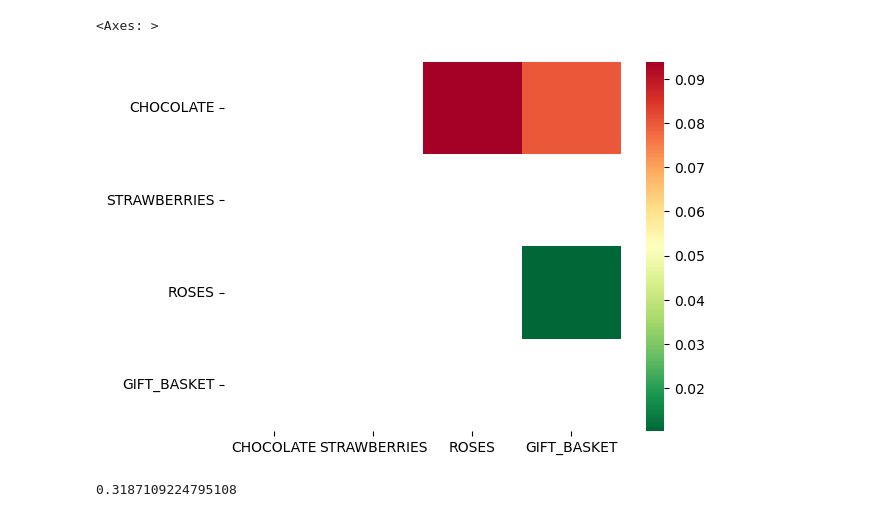
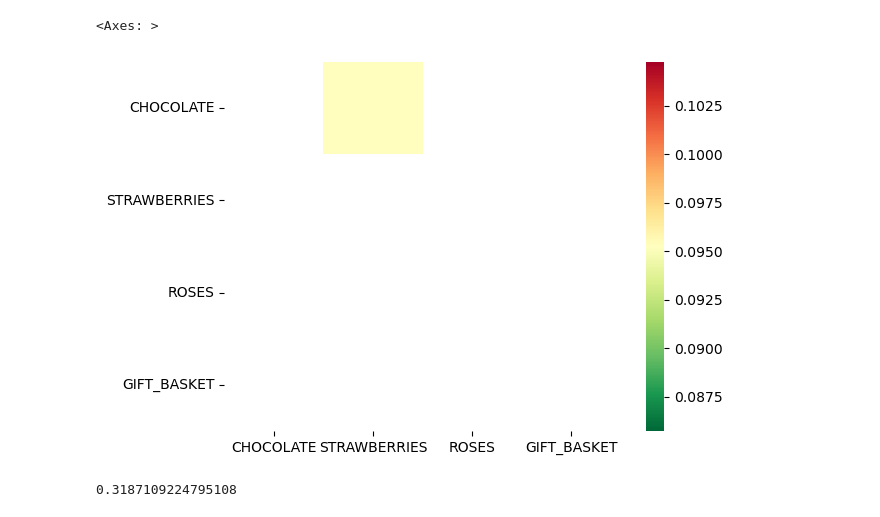
Before and after one commit to masatemma/IMC-Prosperity-MyIsland, a Jupyter notebook: round3/analysis/pair_trading.ipynb, the cells around one changed output. Saved outputs shown, nothing was run; the diff lists cells and outputs as text; code cells hidden in the pictures.

```diff
--- a/round3/analysis/pair_trading.ipynb
+++ b/round3/analysis/pair_trading.ipynb
@@ -39,14 +39,14 @@ prices_df_0 = prices_df.iloc[:10000]
 prices_df_1 = prices_df.iloc[10000:20000]
 prices_df_2 = prices_df.iloc[20000:30000]
 # %%
-scores, pvalues, pairs = find_cointegrated_pairs(prices_df)
+scores, pvalues, pairs = find_cointegrated_pairs(prices_df_0)
 products = ["CHOCOLATE", "STRAWBERRIES", "ROSES", "GIFT_BASKET"]
 seaborn.heatmap(pvalues, xticklabels=products, yticklabels=products, cmap='RdYlGn_r'
                 , mask = (pvalues >= 0.1)
                 )
 # %% [output]
 <Axes: >
-[figure, old version]
+[figure, new version]
 # %%
 S1 = prices_df_0['Roses_Mid_Price']
 S2 = prices_df_0['Gift_Basket_Mid_Price']
```
Also changed, not shown: 1 other file.
